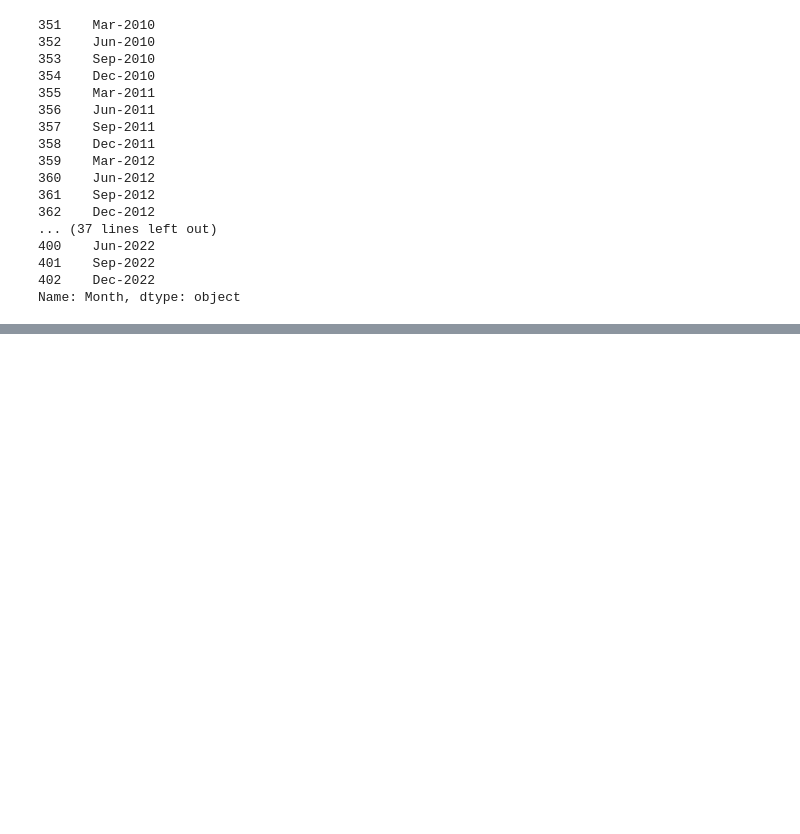
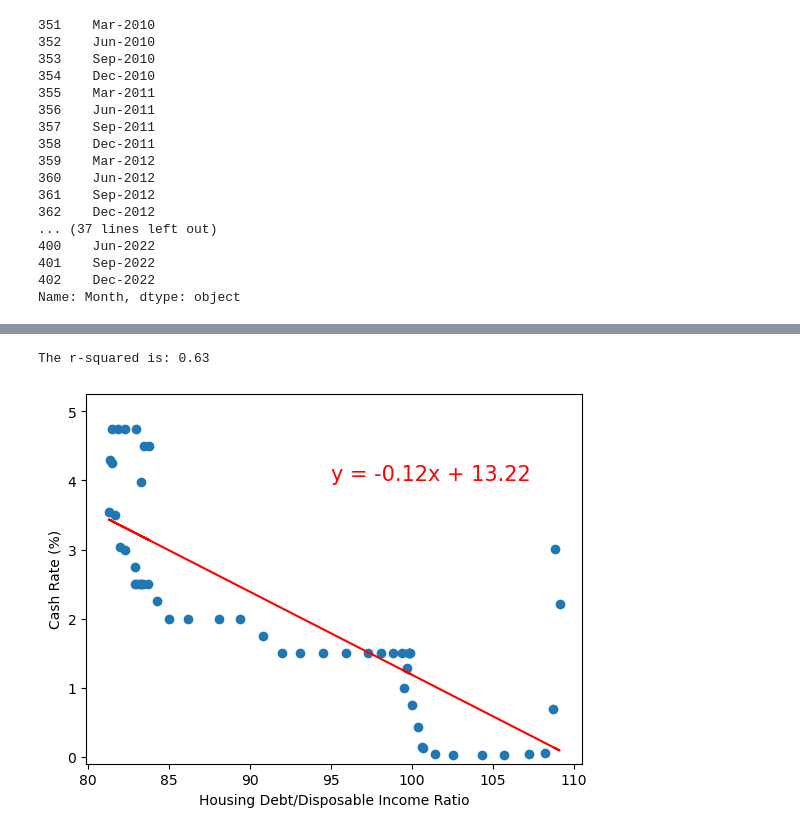
Before and after one commit to irwine-young/Project-1-Bootcamp, a Jupyter notebook: data_analysis_hh_finance.ipynb, the cells around one changed output, grey strips where cells are left out. Saved outputs shown, nothing was run; the diff lists cells and outputs as text; code cells hidden in the pictures; blank space fills up the shorter version.

```diff
--- a/data_analysis_hh_finance.ipynb
+++ b/data_analysis_hh_finance.ipynb
@@ -114,15 +116,20 @@ print(f'The correlation between Housing Debt/Income and Cash Rate is {round(corr
 # %%
 #r-squared value for the plot
 
 x_values = hhold_fin_exchange_rate_df["Owner Occ. Hsing Dbt / Inc"]
 y_values = hhold_fin_exchange_rate_df["Cash Rate (%)"]
 (slope, intercept, rvalue, pvalue, stderr) = linregress(x_values, y_values)
 regress_values = x_values * slope + intercept
 line_eq = "y = " + str(round(slope,2)) + "x + " + str(round(intercept,2))
+
 plt.scatter(x_values, y_values)
 plt.plot(x_values,regress_values,"r-")
 plt.annotate(line_eq,(95,4),fontsize = 15, color = "red")
-#plt.xlabel("Housing Debt vs Inc Ratio")
+plt.xlabel("Housing Debt/Disposable Income Ratio")
 plt.ylabel("Cash Rate (%)")
-print(f"The r-squared is: {rvalue**2}")
+plt.ylim(-0.1, max(hhold_fin_exchange_rate_df["Cash Rate (%)"])+0.5)
+print(f"The r-squared is: {round(rvalue**2,2)}")
 plt.show()
+# %% [output]
+The r-squared is: 0.63
+[figure, added]
```
Also changed, not shown: parts of 3 cells of this notebook.
